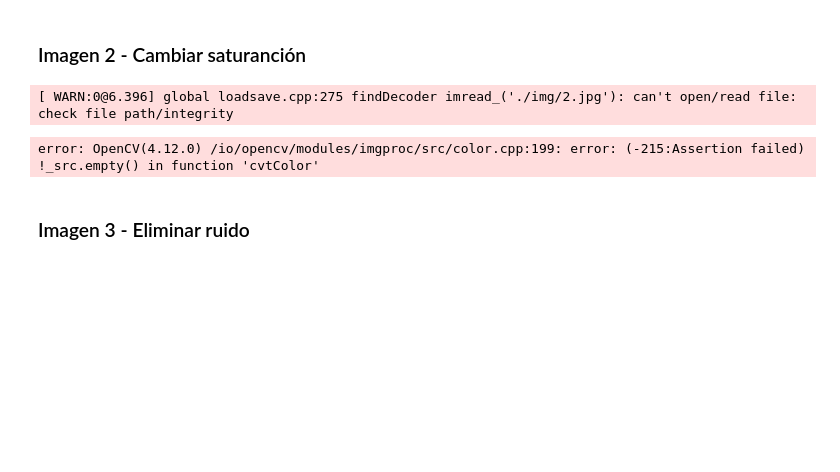
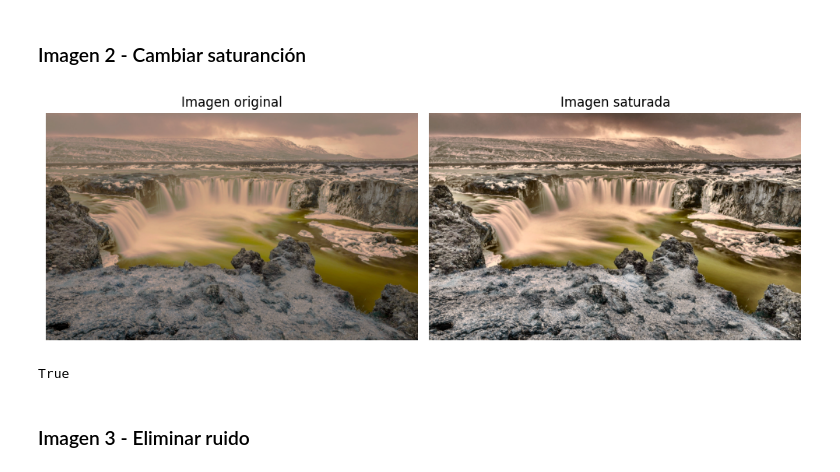
Before and after one commit to alvvos/Computer-Vision, a Jupyter notebook: P1/main.ipynb, the cells around one changed output. Drawn from its saved outputs; the diff is of its cells as text; code cells hidden in the pictures; blank space fills up the shorter version.

```diff
--- a/P1/main.ipynb
+++ b/P1/main.ipynb
@@ -67,19 +67,35 @@ error: OpenCV(4.12.0) /io/opencv/modules/imgproc/src/color.cpp:199: error: (-215
 # %% [markdown]
 ### Imagen 2 - Cambiar saturanción
 # %%
-img_2 = cv2.imread("./img/2.jpg")
+img_2 = cv2.imread("./images/2.jpg")
 lab = cv2.cvtColor(img_2, cv2.COLOR_BGR2LAB)
 lightness, red_green_channel, blue_yellow_channel = cv2.split(lab)
 
 clahe = cv2.createCLAHE(clipLimit=2.0, tileGridSize=(8, 8))
 lightness_contrast = clahe.apply(lightness)
 
 lab_contrast = cv2.merge([lightness_contrast, red_green_channel, blue_yellow_channel])
 img_2_contrast = cv2.cvtColor(lab_contrast, cv2.COLOR_LAB2BGR)
+
+fig, axs = plt.subplots(1, 2, figsize=(10, 8))
+
+axs[0].set_title("Imagen original")
+axs[1].set_title("Imagen saturada")
+
+axs[0].axis('off')
+axs[1].axis('off')
+
+axs[0].imshow(img_2)
+axs[1].imshow(img_2_contrast)
+
+fig.tight_layout()
+
+plt.show()
+
 cv2.imwrite("./out/2.jpg", lab_contrast)
 # %% [output]
+[figure, added]
-[ WARN:0@6.396] global loadsave.cpp:275 findDecoder imread_('./img/2.jpg'): can't open/read file: check file path/integrity
+True
-error: OpenCV(4.12.0) /io/opencv/modules/imgproc/src/color.cpp:199: error: (-215:Assertion failed) !_src.empty() in function 'cvtColor'
 # %% [markdown]
 ### Imagen 3 - Eliminar ruido
 # %% [markdown]
```
Also changed, not shown: parts of 1 cell of this notebook.
